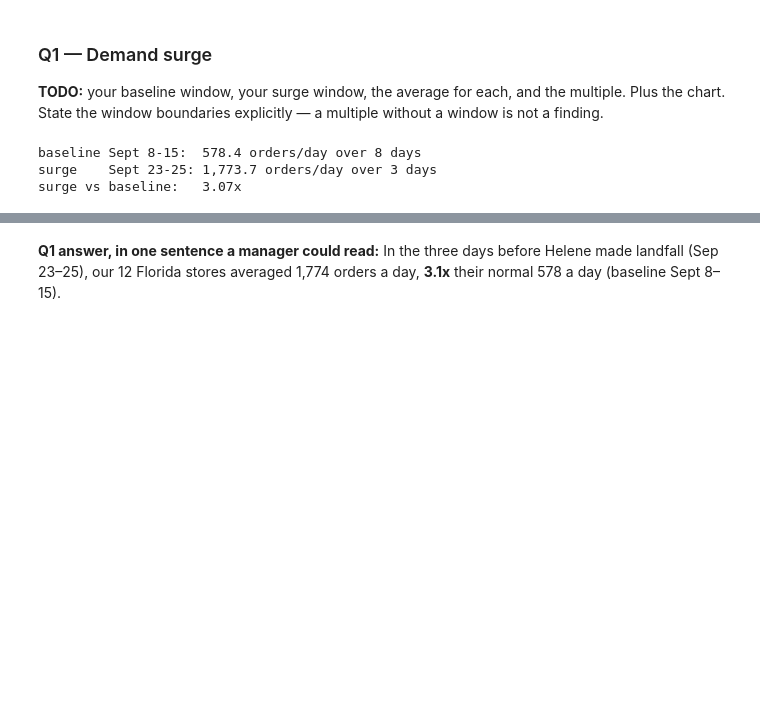
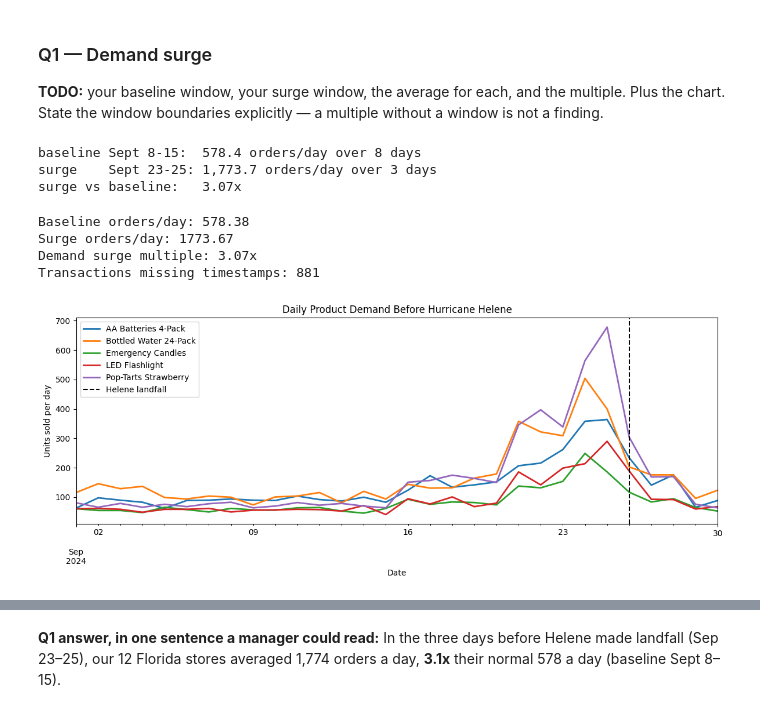
Before and after one commit to DannyOppenheimer/walmart-hurricane-project, a Jupyter notebook: notebooks/2026_10_30_—_Midterm_Progress_—_Lab.ipynb, the cells around one changed output, grey strips where cells are left out. Saved outputs shown, nothing was run; the diff lists cells and outputs as text; code cells hidden in the pictures; blank space fills up the shorter version.

Commit message:
Update Q1-Q4 analysis, visualizations, and writeups

```diff
--- a/notebooks/2026_10_30_—_Midterm_Progress_—_Lab.ipynb
+++ b/notebooks/2026_10_30_—_Midterm_Progress_—_Lab.ipynb
@@ -219,3 +219,83 @@ print(f'surge vs baseline:   {multiple:.2f}x')
 baseline Sept 8-15:  578.4 orders/day over 8 days
 surge    Sept 23-25: 1,773.7 orders/day over 3 days
 surge vs baseline:   3.07x
+# %%
+import pandas as pd
+import matplotlib.pyplot as plt
+
+# Q1: Demand surge verification
+baseline_start = pd.Timestamp("2024-09-08")
+baseline_end = pd.Timestamp("2024-09-15")
+surge_start = pd.Timestamp("2024-09-23")
+surge_end = pd.Timestamp("2024-09-25")
+landfall = pd.Timestamp("2024-09-26")
+
+q1 = tx.dropna(subset=["timestamp"]).copy()
+q1["date"] = q1["timestamp"].dt.normalize()
+
+baseline = q1[q1["date"].between(baseline_start, baseline_end)]
+surge = q1[q1["date"].between(surge_start, surge_end)]
+
+baseline_daily = len(baseline) / 8
+surge_daily = len(surge) / 3
+surge_multiple = surge_daily / baseline_daily
+
+print(f"Baseline orders/day: {baseline_daily:.2f}")
+print(f"Surge orders/day: {surge_daily:.2f}")
+print(f"Demand surge multiple: {surge_multiple:.2f}x")
+print(f"Transactions missing timestamps: {tx['timestamp'].isna().sum()}")
+
+# Daily demand by product family
+top_products = (
+    q1.groupby("product")["quantity"]
+    .sum()
+    .nlargest(5)
+    .index
+)
+
+product_daily = (
+    q1[q1["product"].isin(top_products)]
+    .groupby(["date", "product"])["quantity"]
+    .sum()
+    .unstack(fill_value=0)
+)
+
+product_daily = product_daily.reindex(
+    pd.date_range("2024-09-01", "2024-09-30"),
+    fill_value=0
+)
+
+# Chart 1: Actual daily units sold
+ax = product_daily.plot(figsize=(12, 5), linewidth=2)
+ax.axvline(landfall, color="black", linestyle="--", label="Helene landfall")
+ax.set_title("Daily Product Demand Before Hurricane Helene")
+ax.set_xlabel("Date")
+ax.set_ylabel("Units sold per day")
+ax.legend()
+plt.tight_layout()
+plt.show()
+
+# Chart 2: Demand indexed to each product's baseline
+baseline_product_means = product_daily.loc[
+    baseline_start:baseline_end
+].mean()
+
+assert (baseline_product_means > 0).all(), "A product has zero baseline demand"
+
+indexed = product_daily.div(baseline_product_means)
+
+ax = indexed.plot(figsize=(12, 5), linewidth=2)
+ax.axhline(1, color="gray", linestyle=":", label="Baseline = 1")
+ax.axvline(landfall, color="black", linestyle="--", label="Helene landfall")
+ax.set_title("Product Demand Relative to Pre-Storm Baseline")
+ax.set_xlabel("Date")
+ax.set_ylabel("Multiple of baseline daily units")
+ax.legend()
+plt.tight_layout()
+plt.show()
+# %% [output]
+Baseline orders/day: 578.38
+Surge orders/day: 1773.67
+Demand surge multiple: 3.07x
+Transactions missing timestamps: 881
+[figure, added]
```
Also changed, not shown: parts of 9 cells of this notebook.
